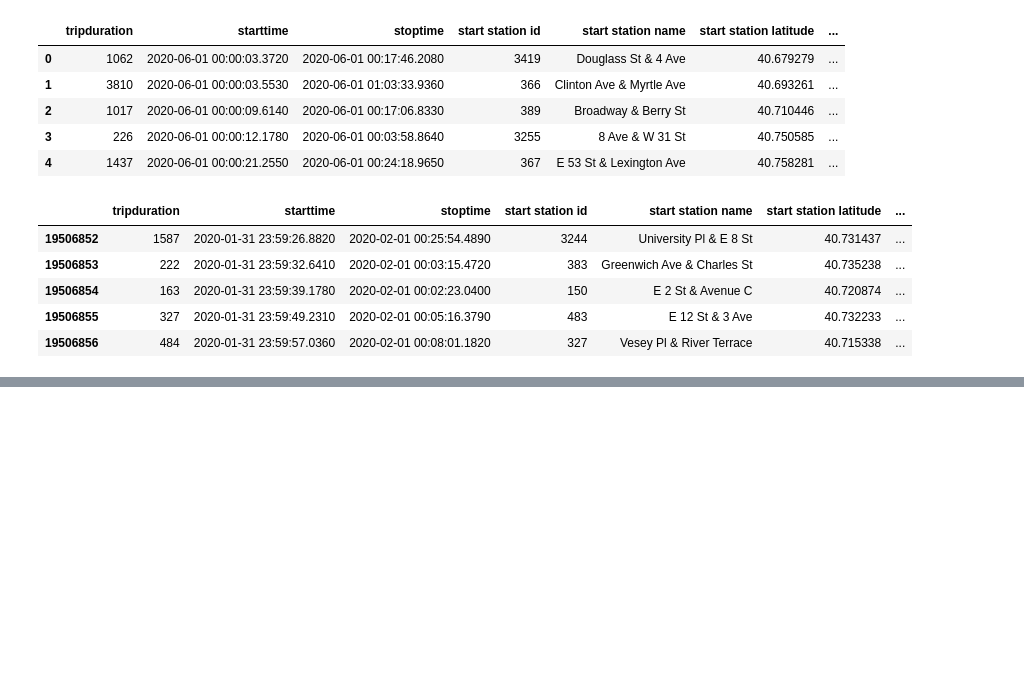
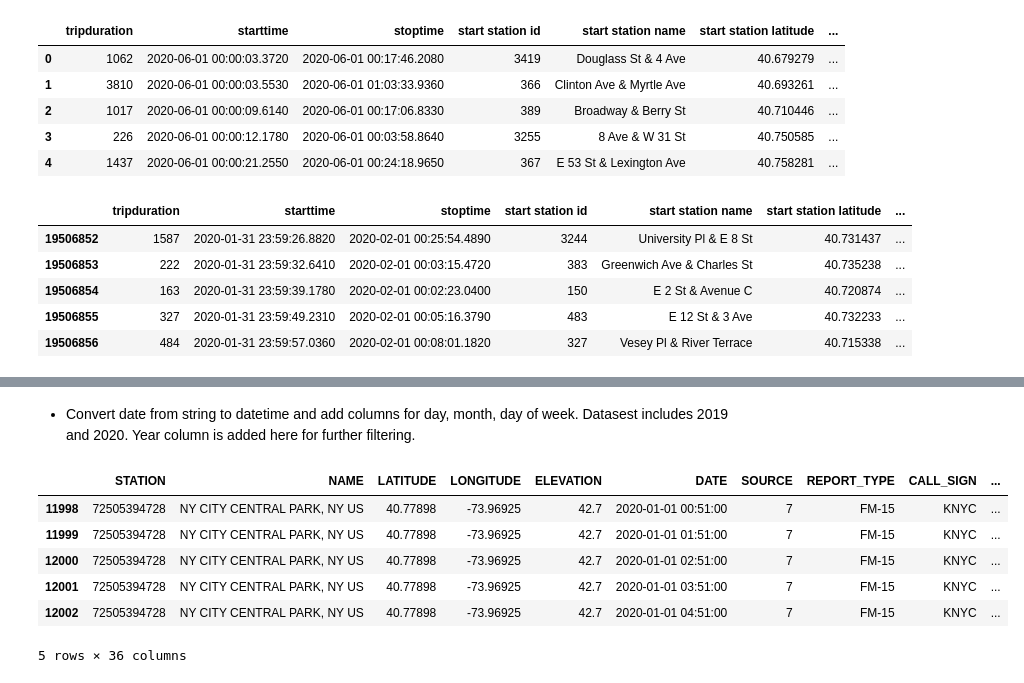
Before and after one commit to leckieje/fair_weather_cyclists, a Jupyter notebook: bike_weather_20.ipynb, the cells around one changed output, grey strips where cells are left out. Drawn from its saved outputs; the diff is of its cells as text; code cells hidden in the pictures; blank space fills up the shorter version.

```diff
--- a/bike_weather_20.ipynb
+++ b/bike_weather_20.ipynb
@@ -96,0 +169,12 @@ ax.hist(bike_trips['starttime'], bins=365);
+# %% [markdown]
+* Convert date from string to datetime and add columns for day, month, day of week. Datasest includes 2019 and 2020. Year column is added here for further filtering.
+# %%
+weather_fm15.head()
+# %% [output]
+|  | STATION | NAME | LATITUDE | LONGITUDE | ELEVATION | DATE | SOURCE | REPORT_TYPE | CALL_SIGN | ... |
+| 11998 | 72505394728 | NY CITY CENTRAL PARK, NY US | 40.77898 | -73.96925 | 42.7 | 2020-01-01 00:51:00 | 7 | FM-15 | KNYC | ... |
+| 11999 | 72505394728 | NY CITY CENTRAL PARK, NY US | 40.77898 | -73.96925 | 42.7 | 2020-01-01 01:51:00 | 7 | FM-15 | KNYC | ... |
+| 12000 | 72505394728 | NY CITY CENTRAL PARK, NY US | 40.77898 | -73.96925 | 42.7 | 2020-01-01 02:51:00 | 7 | FM-15 | KNYC | ... |
+| 12001 | 72505394728 | NY CITY CENTRAL PARK, NY US | 40.77898 | -73.96925 | 42.7 | 2020-01-01 03:51:00 | 7 | FM-15 | KNYC | ... |
+| 12002 | 72505394728 | NY CITY CENTRAL PARK, NY US | 40.77898 | -73.96925 | 42.7 | 2020-01-01 04:51:00 | 7 | FM-15 | KNYC | ... |
+5 rows × 36 columns
```
Also changed, not shown: parts of 26 cells of this notebook.
